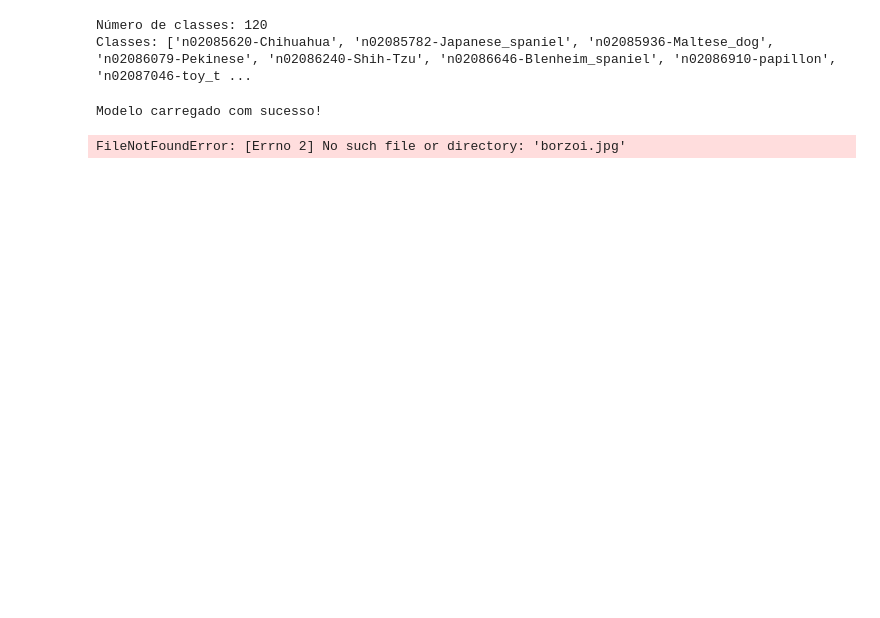
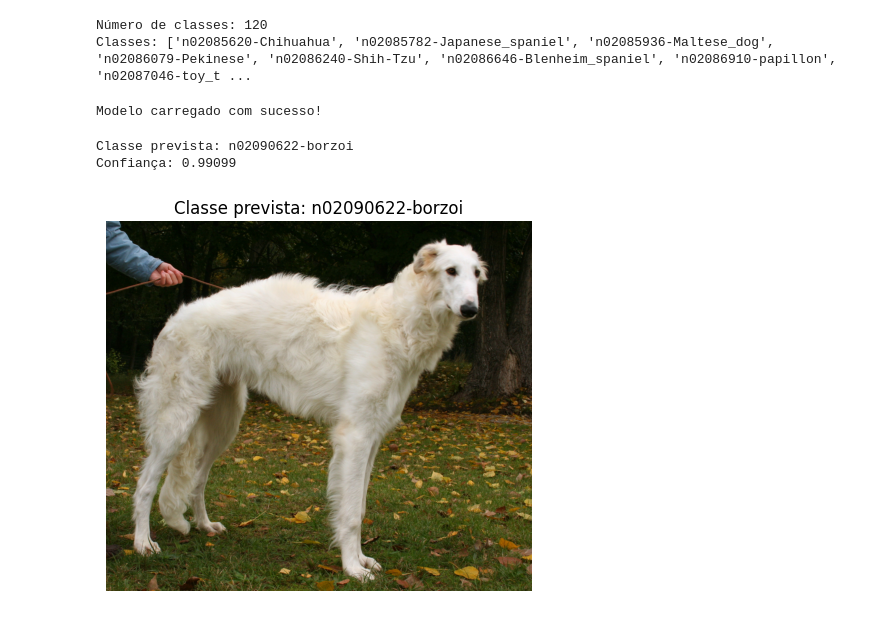
Before and after one commit to Alewahl12/TrabalhoVisCompA1, a Jupyter notebook: classificar_Inferencia.ipynb, the cells around one changed output. Drawn from its saved outputs; the diff is of its cells as text; code cells hidden in the pictures; blank space fills up the shorter version.

```diff
--- a/classificar_Inferencia.ipynb
+++ b/classificar_Inferencia.ipynb
@@ -26,7 +89,13 @@ CAMINHO_IMAGENS = 'borzoi.jpg' #Image para fazer inferencia
 # %%
-# 1) Leitura do arquivo de classes (120 linhas, uma por classe)
-with open(DIRETORIO_CLASSES, 'r') as f:
-    classes_list = [linha.strip() for linha in f if linha.strip()]
+# Definir a URL com as classes
+url_classes = "https://raw.githubusercontent.com/Alewahl12/TrabalhoVisCompA1/refs/heads/main/classes.txt"
+
+# Baixa o conteúdo do arquivo de classes
+response = requests.get(url_classes)
+if response.status_code == 200:
+    classes_list = [linha.strip() for linha in response.text.split('\n') if linha.strip()]
+else:
+    raise Exception("Erro ao baixar o arquivo de classes.")
 
 # Imprime o número de classes e os nomes das classes
 num_classes = len(classes_list)
@@ -115,30 +184,33 @@ class ScratchCNN(nn.Module):
 # %%
 # 5) CARREGA PESOS E PREPARA PARA INFERÊNCIA
 model = ScratchCNN(num_classes=num_classes).to(device)
-checkpoint = torch.load(MODELO, map_location=device)
+checkpoint = torch.load(f"{MODEL_DIR}\\{MODEL_FILE}", map_location=device)
 model.load_state_dict(checkpoint)
 model.eval()
 print("Modelo carregado com sucesso!")
 # %% [output]
 Modelo carregado com sucesso!
 # %%
-# 6) CARREGA A IMAGEM, PREPROCESSA E INFERÊNCIA
-img = Image.open(CAMINHO_IMAGEM).convert('RGB')
-img = validate_transform(img).unsqueeze(0).to(device)
-# Realiza a inferência
-with torch.no_grad():
-    output = model(img)
-    _, predicted = torch.max(output, 1)
-# Imprime a classe prevista utilizando a lista de classes carregada
-predicted_class = classes_list[predicted.item()]
-print("Classe prevista:", predicted_class)
-# Printar a confiança
-confidence = torch.nn.functional.softmax(output, dim=1)[0][predicted.item()].item()
-print(f"Confiança: {confidence:.5f}")
-# 7) MOSTRA A IMAGEM E A CLASSE PREVISTA
-plt.imshow(img.cpu().squeeze(0).permute(1, 2, 0) / 2 + 0.5)
-plt.axis('off')
-plt.title(f'Classe prevista: {predicted_class}')
-plt.show()
+for img in imagens_list:
+    # Preprocessa a imagem
+    img_tensor = validate_transform(img).unsqueeze(0).to(device)
+
+    # Realiza a inferência
+    with torch.no_grad():
+        output = model(img_tensor)
+        _, pred = torch.max(output, 1)
+        pred_class = classes_list[pred.item()]
+        confidence = torch.nn.functional.softmax(output, dim=1)[0][pred.item()].item()
+
+    # Exibe o resultado da inferência
+    print("Classe prevista:", pred_class)
+    print(f"Confiança: {confidence:.5f}")
+
+    plt.imshow(img)
+    plt.axis('off')
+    plt.title(f'Classe prevista: {pred_class}')
+    plt.show()
 # %% [output]
-FileNotFoundError: [Errno 2] No such file or directory: 'borzoi.jpg'
+Classe prevista: n02090622-borzoi
+Confiança: 0.99099
+[figure, added]
```
Also changed, not shown: parts of 3 cells of this notebook.
